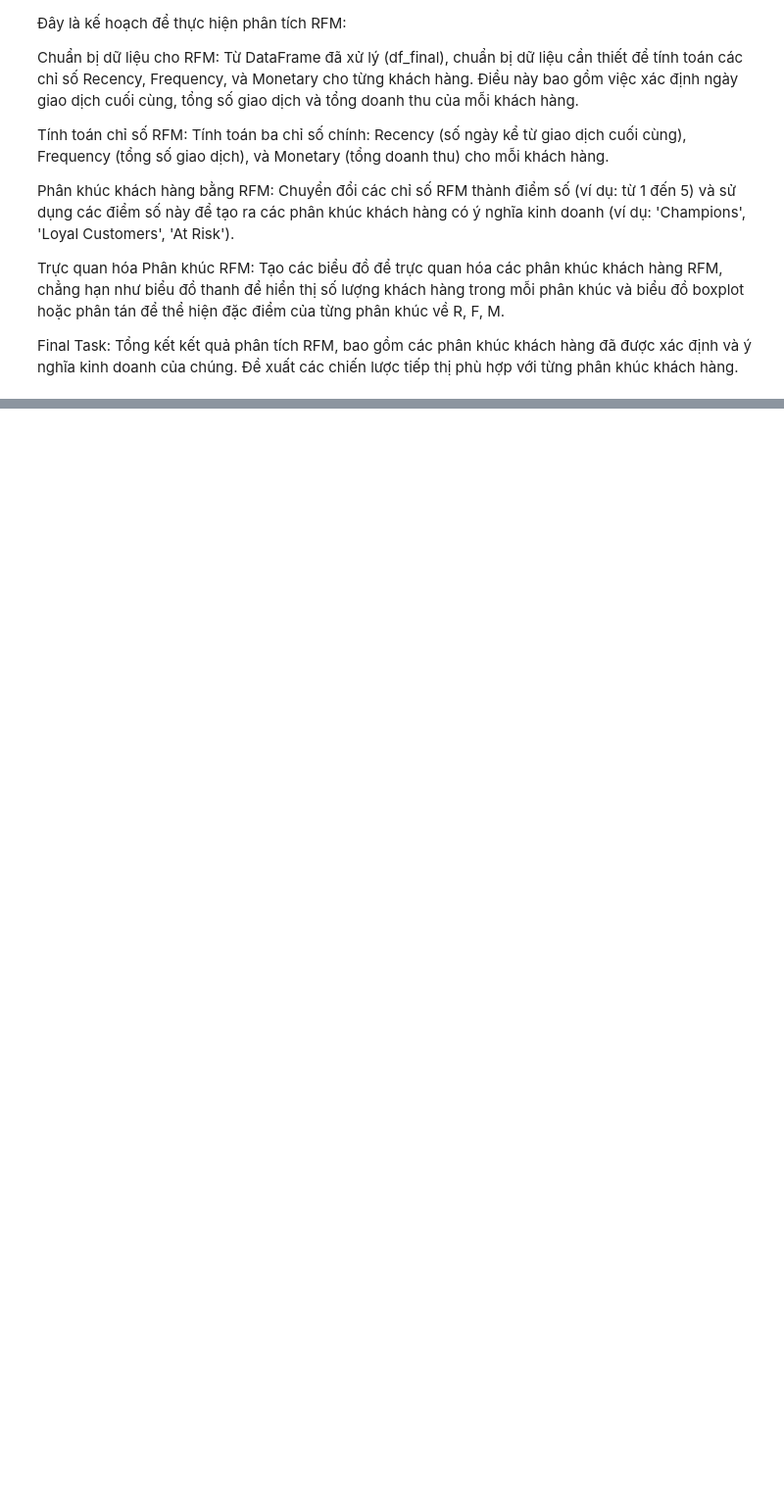
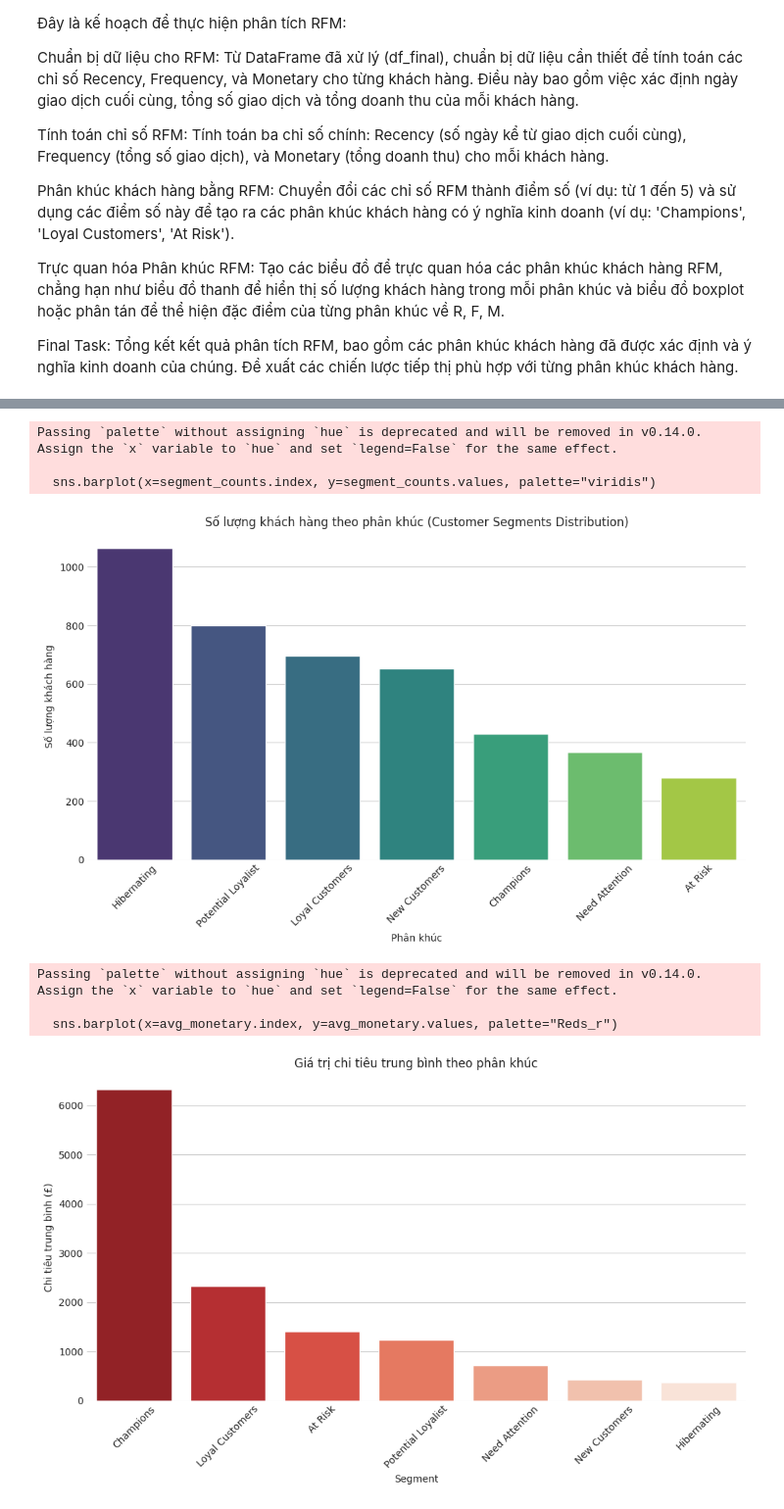
Before and after one commit to CoNhanQuy/CN-DA22TTB-CoNhanQuy-PhanTichDuLieu, a Jupyter notebook: CN-DA22TTB-CoNhanQuy-PTDL-python.ipynb, the cells around one changed output, grey strips where cells are left out. Shown at 98% size. Saved outputs shown, nothing was run; the diff lists cells and outputs as text; code cells hidden in the pictures; blank space fills up the shorter version.

```diff
--- a/CN-DA22TTB-CoNhanQuy-PTDL-python.ipynb
+++ b/CN-DA22TTB-CoNhanQuy-PTDL-python.ipynb
@@ -1615,0 +1715,41 @@ Final Task: Tổng kết kết quả phân tích RFM, bao gồm các phân khúc
+# %%
+# --- 5. TRỰC QUAN HÓA ---
+
+# Cài đặt giao diện
+sns.set_style("whitegrid")
+
+# Biểu đồ 1: Số lượng khách hàng theo từng phân khúc
+plt.figure(figsize=(12, 6))
+# Đếm số lượng
+segment_counts = rfm['Segment'].value_counts().sort_values(ascending=False)
+sns.barplot(x=segment_counts.index, y=segment_counts.values, palette="viridis")
+plt.title('Số lượng khách hàng theo phân khúc (Customer Segments Distribution)')
+plt.xlabel('Phân khúc')
+plt.ylabel('Số lượng khách hàng')
+plt.xticks(rotation=45)
+plt.show()
+
+# Biểu đồ 2: So sánh giá trị trung bình (Monetary) giữa các nhóm
+plt.figure(figsize=(12, 6))
+# Tính trung bình Monetary theo Segment
+avg_monetary = rfm.groupby('Segment')['Monetary'].mean().sort_values(ascending=False)
+sns.barplot(x=avg_monetary.index, y=avg_monetary.values, palette="Reds_r")
+plt.title('Giá trị chi tiêu trung bình theo phân khúc')
+plt.ylabel('Chi tiêu trung bình (£)')
+plt.xticks(rotation=45)
+plt.show()
+
+# Biểu đồ 3: Scatter Plot quan hệ giữa Recency và Frequency
+plt.figure(figsize=(10, 8))
+sns.scatterplot(data=rfm, x='Recency', y='Frequency', hue='Segment', palette='deep', alpha=0.6)
+plt.title('Mối quan hệ Recency vs Frequency')
+plt.show()
+# %% [output]
+Passing `palette` without assigning `hue` is deprecated and will be removed in v0.14.0. Assign the `x` variable to `hue` and set `legend=False` for the same effect.
+
+  sns.barplot(x=segment_counts.index, y=segment_counts.values, palette="viridis")
+[figure, added]
+Passing `palette` without assigning `hue` is deprecated and will be removed in v0.14.0. Assign the `x` variable to `hue` and set `legend=False` for the same effect.
+
+  sns.barplot(x=avg_monetary.index, y=avg_monetary.values, palette="Reds_r")
+[figure, added]
```
Also changed, not shown: parts of 22 cells of this notebook.
